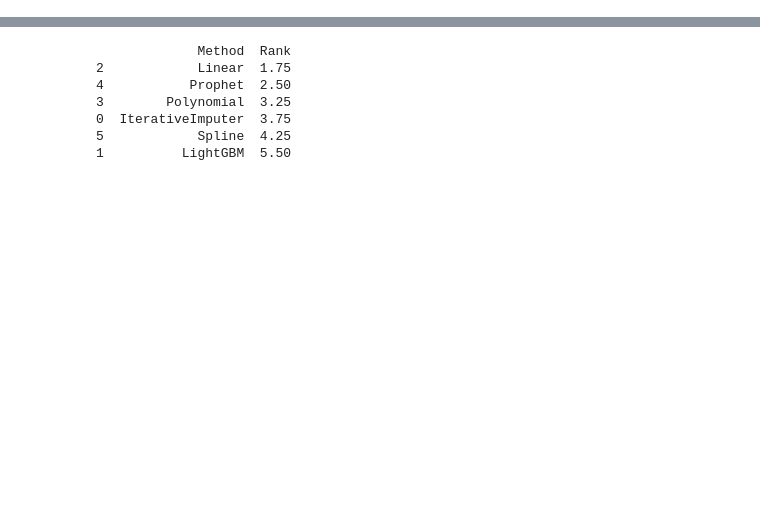
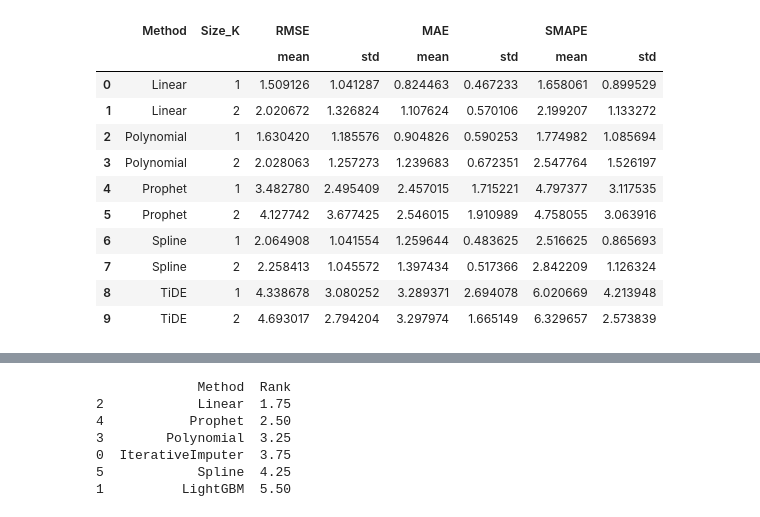
Before and after one commit to reiser02/airquality, a Jupyter notebook: src/imputation_analysis.ipynb, the cells around one changed output, grey strips where cells are left out. Drawn from its saved outputs; the diff is of its cells as text; code cells hidden in the pictures; blank space fills up the shorter version.

```diff
--- a/src/imputation_analysis.ipynb
+++ b/src/imputation_analysis.ipynb
@@ -165,3 +493,29 @@ df_benchmark
+# %%
+df_final_stats = (
+    df_benchmark
+    .groupby(['Method', 'Size_K'])
+    .agg({
+        'RMSE': ['mean','std'],
+        'MAE': ['mean','std'],
+        'SMAPE': ['mean','std']
+    })
+    .reset_index()
+)
+
+df_final_stats
+# %% [output]
+|  | Method | Size_K | RMSE |  | MAE |  | SMAPE |  |
+|  |  |  | mean | std | mean | std | mean | std |
+| 0 | Linear | 1 | 1.509126 | 1.041287 | 0.824463 | 0.467233 | 1.658061 | 0.899529 |
+| 1 | Linear | 2 | 2.020672 | 1.326824 | 1.107624 | 0.570106 | 2.199207 | 1.133272 |
+| 2 | Polynomial | 1 | 1.630420 | 1.185576 | 0.904826 | 0.590253 | 1.774982 | 1.085694 |
+| 3 | Polynomial | 2 | 2.028063 | 1.257273 | 1.239683 | 0.672351 | 2.547764 | 1.526197 |
+| 4 | Prophet | 1 | 3.482780 | 2.495409 | 2.457015 | 1.715221 | 4.797377 | 3.117535 |
+| 5 | Prophet | 2 | 4.127742 | 3.677425 | 2.546015 | 1.910989 | 4.758055 | 3.063916 |
+| 6 | Spline | 1 | 2.064908 | 1.041554 | 1.259644 | 0.483625 | 2.516625 | 0.865693 |
+| 7 | Spline | 2 | 2.258413 | 1.045572 | 1.397434 | 0.517366 | 2.842209 | 1.126324 |
+| 8 | TiDE | 1 | 4.338678 | 3.080252 | 3.289371 | 2.694078 | 6.020669 | 4.213948 |
+| 9 | TiDE | 2 | 4.693017 | 2.794204 | 3.297974 | 1.665149 | 6.329657 | 2.573839 |
 # %%
 df_final_stats = (
     df_benchmark
```
Also changed, not shown: parts of 24 cells of this notebook.
